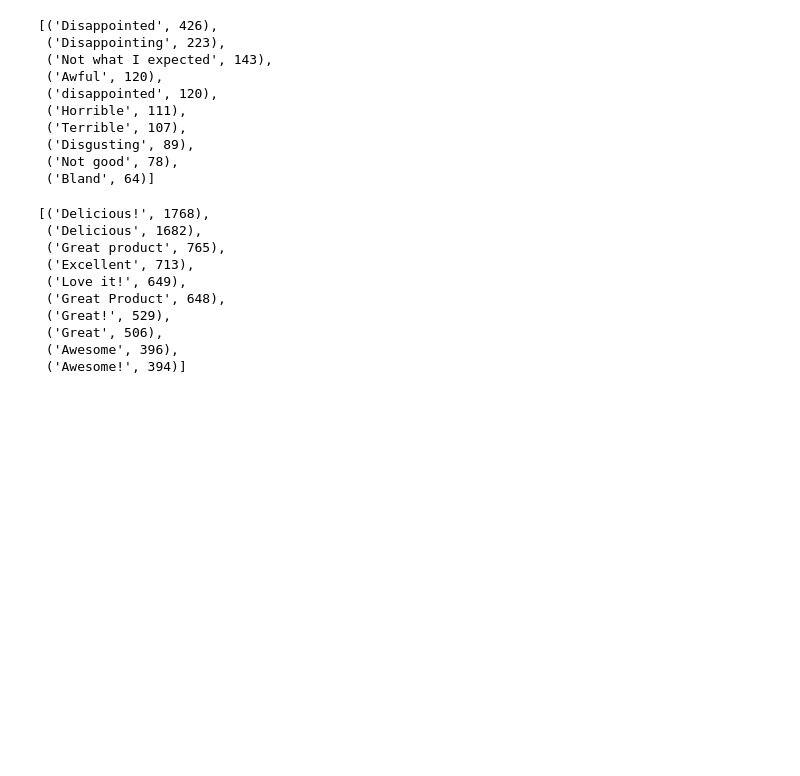
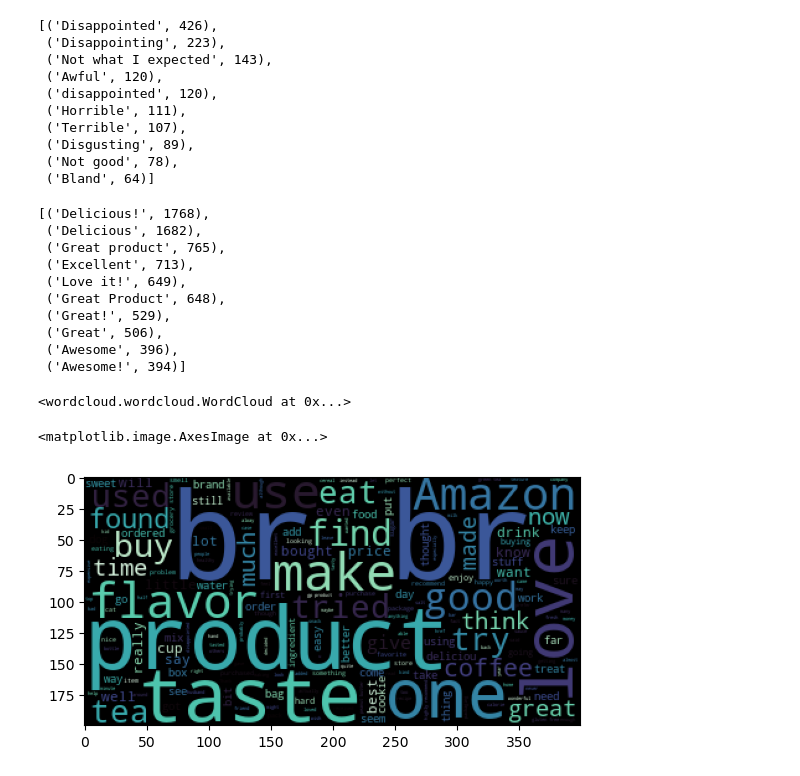
Before and after one commit to ilkaymueller/Data_Analysis_Projects, a Jupyter notebook: Amazon_reviews/Amazon_Reviews.ipynb, the cells around one changed output. Cells and saved outputs as stored; diff of their text form; code cells hidden in the pictures; blank space fills up the shorter version.

Commit message:
wordcloud added

```diff
--- a/Amazon_reviews/Amazon_Reviews.ipynb
+++ b/Amazon_reviews/Amazon_Reviews.ipynb
@@ -11,7 +11,7 @@ Image(filename=r'/Users/ilkaymueller/Documents/GitHub/Data_Analysis_Projects/Ama
 # %% [output]
 [figure]
 # %%
-con= sqlite3.connect(r'/Users/ilkaymueller/Documents/GitHub/Data_Analysis_Projects/database.sqlite')
+con= sqlite3.connect(r'/Users/ilkaymueller/Documents/GitHub/Data_Analysis_Projects/Amazon_reviews/database.sqlite')
 # %%
 type(con)
 # %% [output]
@@ -547,0 +526,12 @@ Counter(positive['Summary']).most_common(10)
+# %%
+all_rev = ' '.join(data['Text'])
+# %%
+word_cloud = WordCloud(stopwords = set(STOPWORDS),background_color="black", colormap= "mako").generate(all_rev)
+word_cloud
+# %% [output]
+<wordcloud.wordcloud.WordCloud at 0x...>
+# %%
+plt.imshow(word_cloud)
+# %% [output]
+<matplotlib.image.AxesImage at 0x...>
+[figure, added]
```
Also changed, not shown: parts of 6 cells of this notebook.
